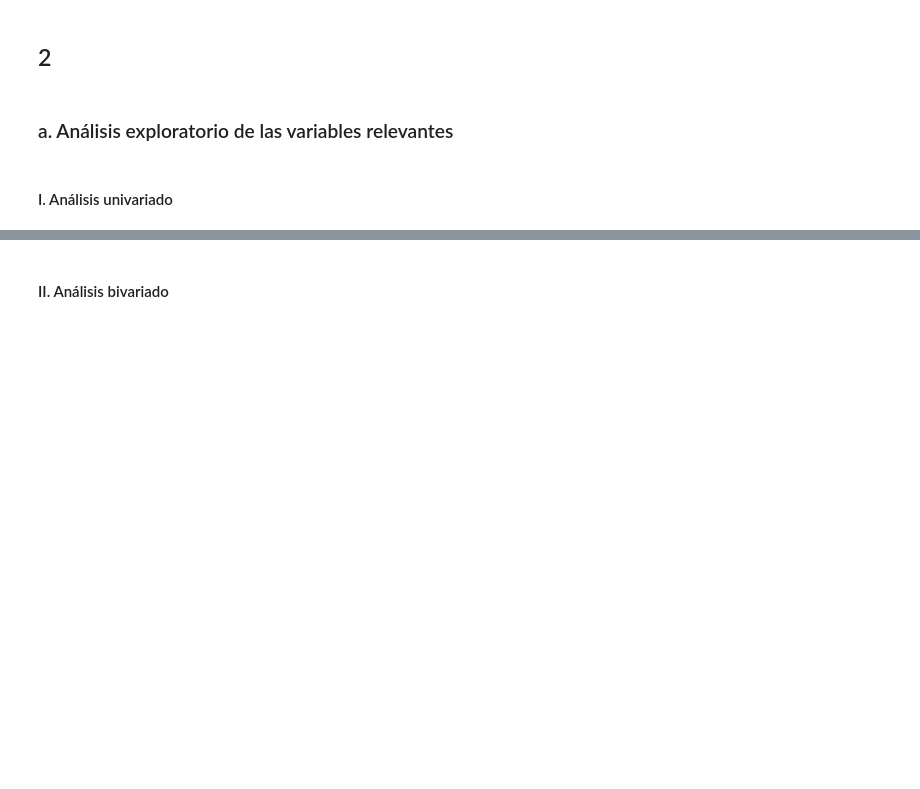
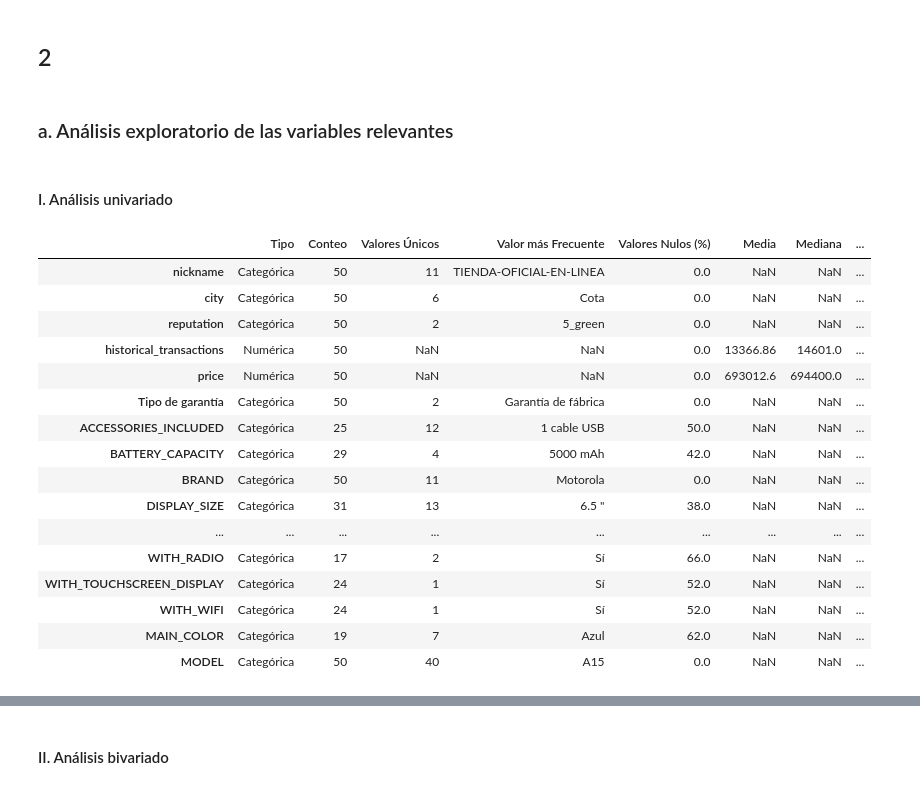
Before and after one commit to jaagomezmu/ciencia_datos_parcial1, a Jupyter notebook: parcial1.ipynb, the cells around one changed output, grey strips where cells are left out. Saved outputs shown, nothing was run; the diff lists cells and outputs as text; code cells hidden in the pictures; blank space fills up the shorter version.

```diff
--- a/parcial1.ipynb
+++ b/parcial1.ipynb
@@ -34,3 +508,53 @@ uno de los celulares de esta lista, y (3) la información básica de los diferen
 ### a. Análisis exploratorio de las variables relevantes
 # %% [markdown]
 #### I. Análisis univariado
+# %%
+def univariate_analysis(df):
+    results = {}
+
+    for col in df.columns:
+        if pd.api.types.is_numeric_dtype(df[col]):
+            stats = {
+                'Tipo': 'Numérica',
+                'Conteo': df[col].count(),
+                'Media': df[col].mean(),
+                'Mediana': df[col].median(),
+                'Desviación Estándar': df[col].std(),
+                'Mínimo': df[col].min(),
+                'Máximo': df[col].max(),
+                'Valores Nulos (%)': df[col].isnull().mean() * 100
+            }
+        elif pd.api.types.is_object_dtype(df[col]):
+            stats = {
+                'Tipo': 'Categórica',
+                'Conteo': df[col].count(),
+                'Valores Únicos': df[col].nunique(),
+                'Valor más Frecuente': df[col].mode()[0] if not df[col].mode().empty else None,
+                'Valores Nulos (%)': df[col].isnull().mean() * 100
+            }
+
+        results[col] = stats
+
+    return pd.DataFrame(results).T
+
+
+resultado = univariate_analysis(df_merged)
+resultado
+# %% [output]
+|  | Tipo | Conteo | Valores Únicos | Valor más Frecuente | Valores Nulos (%) | Media | Mediana | ... |
+| nickname | Categórica | 50 | 11 | TIENDA-OFICIAL-EN-LINEA | 0.0 | NaN | NaN | ... |
+| city | Categórica | 50 | 6 | Cota | 0.0 | NaN | NaN | ... |
+| reputation | Categórica | 50 | 2 | 5_green | 0.0 | NaN | NaN | ... |
+| historical_transactions | Numérica | 50 | NaN | NaN | 0.0 | 13366.86 | 14601.0 | ... |
+| price | Numérica | 50 | NaN | NaN | 0.0 | 693012.6 | 694400.0 | ... |
+| Tipo de garantía | Categórica | 50 | 2 | Garantía de fábrica | 0.0 | NaN | NaN | ... |
+| ACCESSORIES_INCLUDED | Categórica | 25 | 12 | 1 cable USB | 50.0 | NaN | NaN | ... |
+| BATTERY_CAPACITY | Categórica | 29 | 4 | 5000 mAh | 42.0 | NaN | NaN | ... |
+| BRAND | Categórica | 50 | 11 | Motorola | 0.0 | NaN | NaN | ... |
+| DISPLAY_SIZE | Categórica | 31 | 13 | 6.5 " | 38.0 | NaN | NaN | ... |
+| ... | ... | ... | ... | ... | ... | ... | ... | ... |
+| WITH_RADIO | Categórica | 17 | 2 | Sí | 66.0 | NaN | NaN | ... |
+| WITH_TOUCHSCREEN_DISPLAY | Categórica | 24 | 1 | Sí | 52.0 | NaN | NaN | ... |
+| WITH_WIFI | Categórica | 24 | 1 | Sí | 52.0 | NaN | NaN | ... |
+| MAIN_COLOR | Categórica | 19 | 7 | Azul | 62.0 | NaN | NaN | ... |
+| MODEL | Categórica | 50 | 40 | A15 | 0.0 | NaN | NaN | ... |
```
Also changed, not shown: parts of 59 cells of this notebook, 3 other files.
